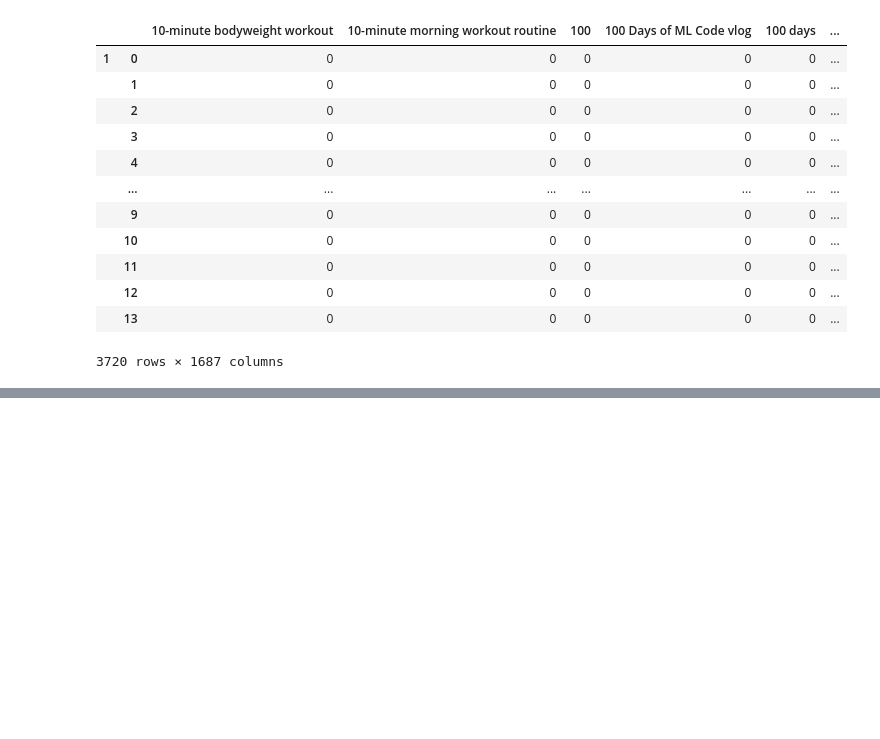
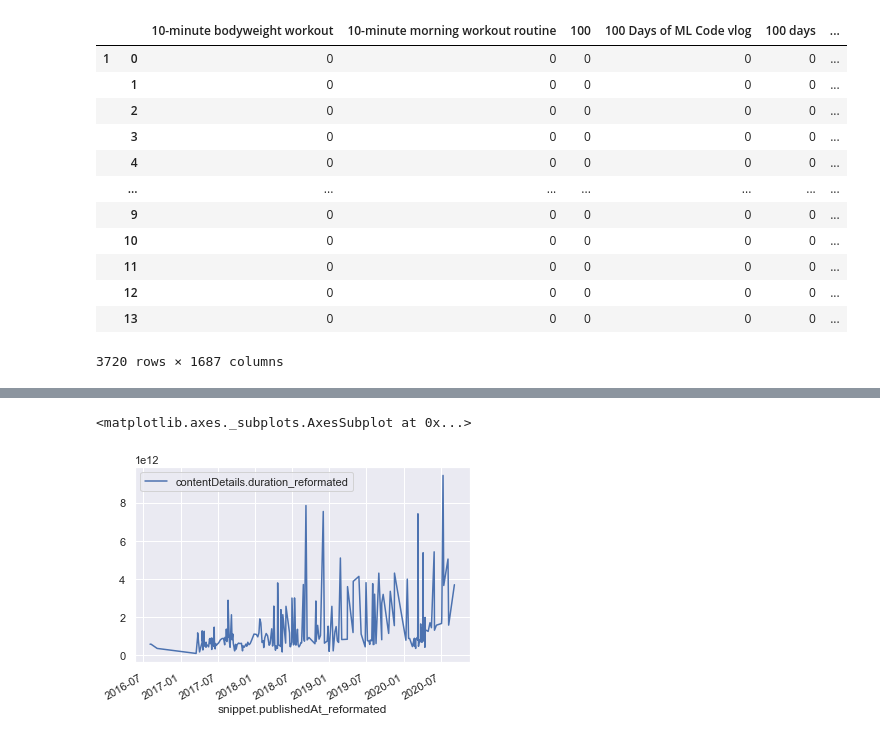
Before and after one commit to shivan-s/MrBourkeYoutubeStats, a Jupyter notebook: MrBourkeYoutubeStats.ipynb, the cells around one changed output, grey strips where cells are left out. Drawn from its saved outputs; the diff is of its cells as text; code cells hidden in the pictures; blank space fills up the shorter version.

```diff
--- a/MrBourkeYoutubeStats.ipynb
+++ b/MrBourkeYoutubeStats.ipynb
@@ -444,0 +490,5 @@ Name: snippet.publishedAt, Length: 252, dtype: object
+# %%
+df1.plot(x='snippet.publishedAt_reformated', y='contentDetails.duration_reformated',)
+# %% [output]
+<matplotlib.axes._subplots.AxesSubplot at 0x...>
+[figure, added]
```
Also changed, not shown: parts of 23 cells of this notebook.
